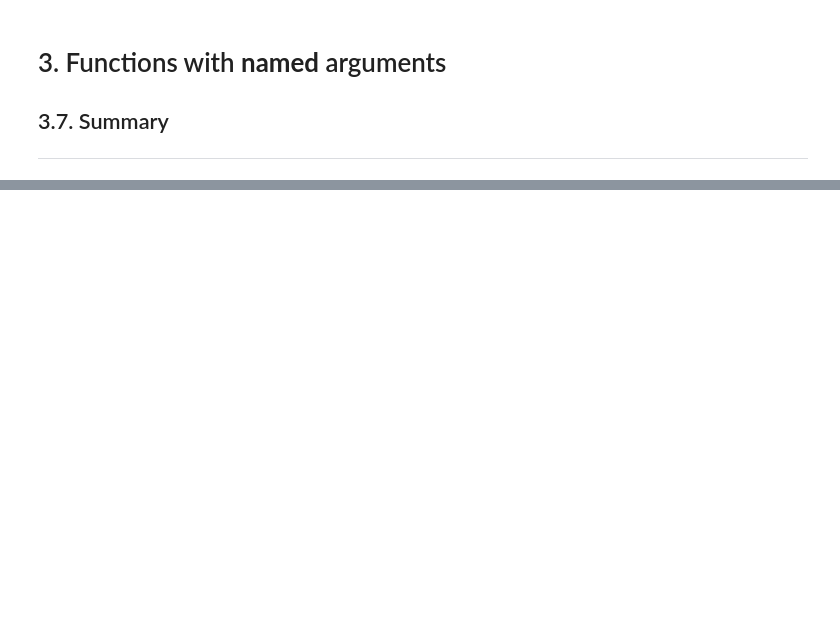
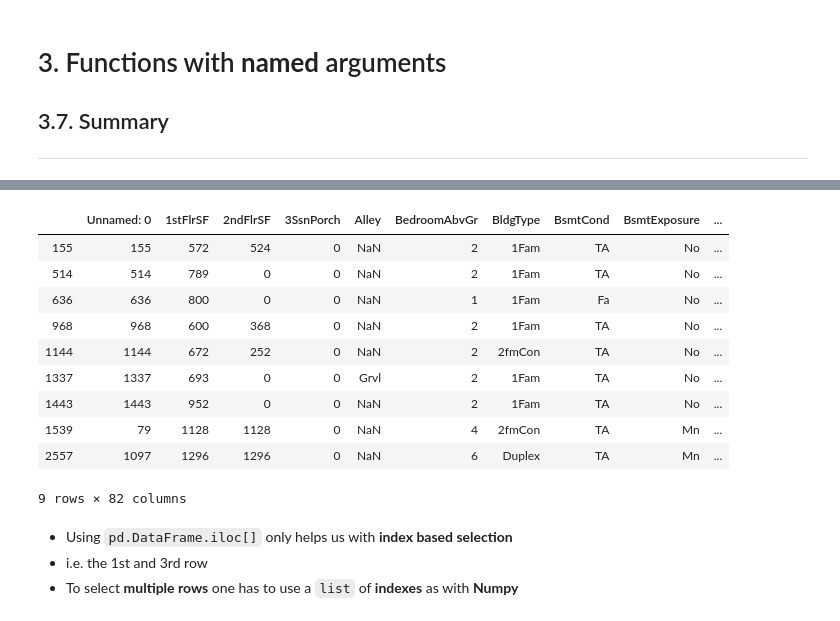
Before and after one commit to pedroallenrevez/PythonClasses, a Jupyter notebook: 2-Numpy-Pandas/index.ipynb, the cells around one changed output, grey strips where cells are left out. Saved outputs shown, nothing was run; the diff lists cells and outputs as text; code cells hidden in the pictures; blank space fills up the shorter version.

```diff
--- a/2-Numpy-Pandas/index.ipynb
+++ b/2-Numpy-Pandas/index.ipynb
@@ -1821,0 +1621,3 @@ print(circle_area(10))
+# %%
+condition = df["Heating"] == "Grav"
+condition
@@ -1821,0 +1637,18 @@ print(circle_area(10))
+# %%
+df.loc[condition]
+# %% [output]
+|  | Unnamed: 0 | 1stFlrSF | 2ndFlrSF | 3SsnPorch | Alley | BedroomAbvGr | BldgType | BsmtCond | BsmtExposure | ... |
+| 155 | 155 | 572 | 524 | 0 | NaN | 2 | 1Fam | TA | No | ... |
+| 514 | 514 | 789 | 0 | 0 | NaN | 2 | 1Fam | TA | No | ... |
+| 636 | 636 | 800 | 0 | 0 | NaN | 1 | 1Fam | Fa | No | ... |
+| 968 | 968 | 600 | 368 | 0 | NaN | 2 | 1Fam | TA | No | ... |
+| 1144 | 1144 | 672 | 252 | 0 | NaN | 2 | 2fmCon | TA | No | ... |
+| 1337 | 1337 | 693 | 0 | 0 | Grvl | 2 | 1Fam | TA | No | ... |
+| 1443 | 1443 | 952 | 0 | 0 | NaN | 2 | 1Fam | TA | No | ... |
+| 1539 | 79 | 1128 | 1128 | 0 | NaN | 4 | 2fmCon | TA | Mn | ... |
+| 2557 | 1097 | 1296 | 1296 | 0 | NaN | 6 | Duplex | TA | Mn | ... |
+9 rows × 82 columns
+# %% [markdown]
+- Using `pd.DataFrame.iloc[]` only helps us with **index based selection**
+- i.e. the 1st and 3rd row
+- To select **multiple rows** one has to use a `list` of **indexes** as with **Numpy**
```
Also changed, not shown: parts of 376 cells of this notebook, 2 other files.
